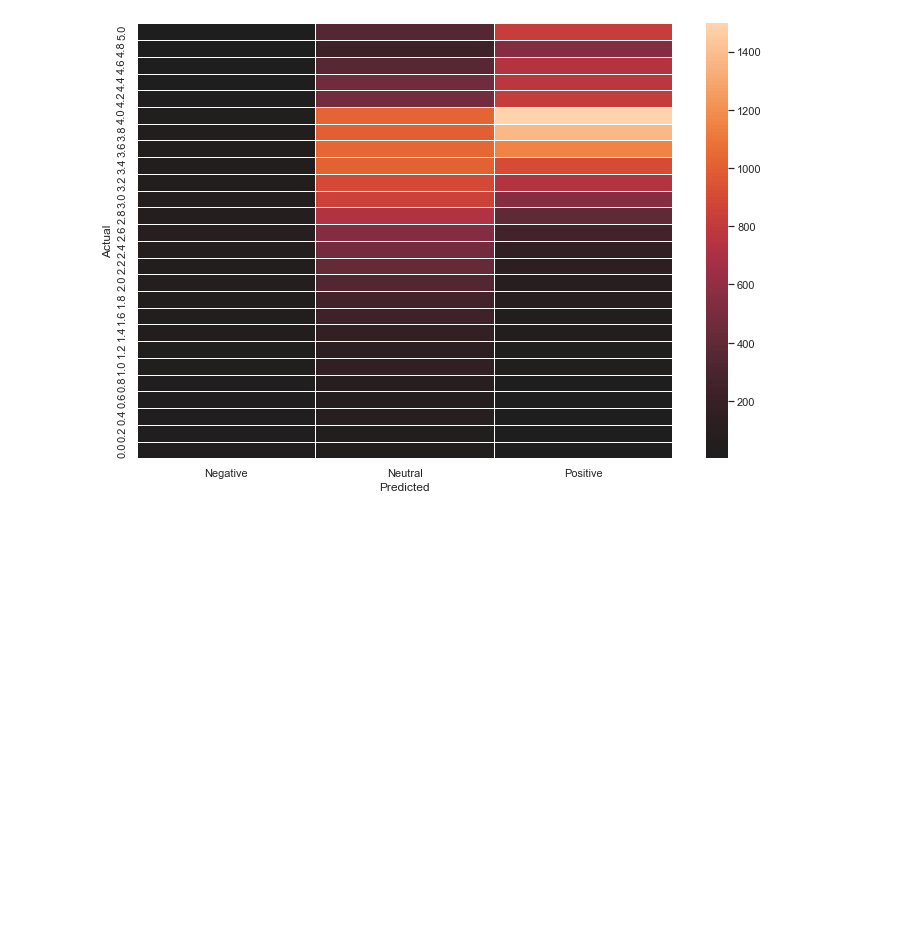
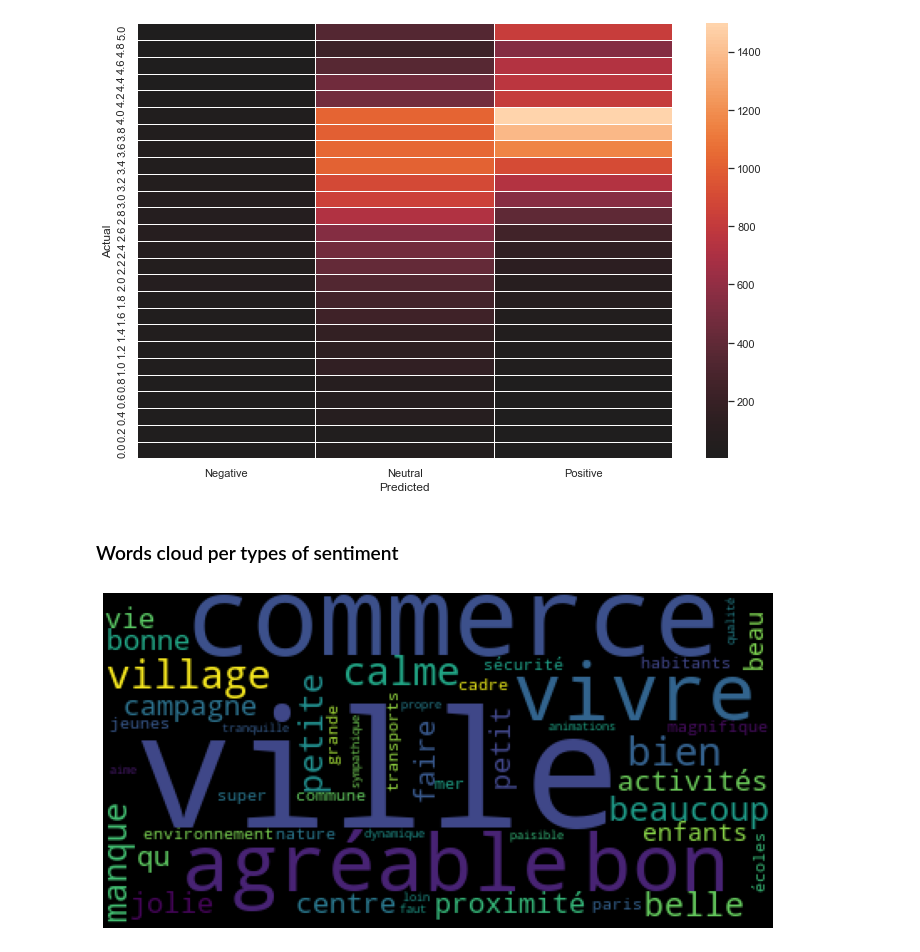
Before and after one commit to florent-haffner/ml_meilleures_communes, a Jupyter notebook: src/proto/NLP - textBlob + Spacy - Sentiment analysis.ipynb, the cells around one changed output. Drawn from its saved outputs; the diff is of its cells as text; code cells hidden in the pictures; blank space fills up the shorter version.

Commit message:
update NLP - added word cloud

```diff
--- a/src/proto/NLP - textBlob + Spacy - Sentiment analysis.ipynb
+++ b/src/proto/NLP - textBlob + Spacy - Sentiment analysis.ipynb
@@ -216,7 +250,7 @@ plt.pie(data['sentiment'].value_counts()*100/len(data),
   Text(1.090738866802826, -0.14243849355313778, 'Negative')])
 [figure]
 # %%
-data.query('sentiment == "Positive"')[['Ville', 'commentaire']].head(5)
+positive = data.query('sentiment == "Positive"'); positive[['Ville', 'commentaire']].head(5)
 # %% [output]
 |  | Ville | commentaire |
 | 0 | Ambérieu-en-Bugey | Ville très agréable, tranquille e... |
@@ -254,3 +290,5 @@ sns.heatmap(confusion_matrix.sort_index(ascending=False),
 plt.show()
 # %% [output]
 [figure]
+# %% [markdown]
+### Words cloud per types of sentiment
@@ -256,0 +298,15 @@ plt.show()
+# %%
+def generate_word(df, nbr_words):
+    df_word_frequency = df.CommentAferPreproc.str.split(expand=True).stack().value_counts().reset_index()
+    df_word_frequency.columns = ['Word', 'Frequency']
+
+    words_list = df_word_frequency[:nbr_words]['Word']
+    words_str = ' '.join(str(e) for e in list(words_list))
+    wordcloud = WordCloud(background_color = 'black', stopwords = STOP_WORDS, max_words = 50).generate(words_str)
+    plt.imshow(wordcloud)
+    plt.axis("off")
+    plt.show();
+# %%
+generate_word(positive, 50)
+# %% [output]
+[figure, added]
```
Also changed, not shown: parts of 18 cells of this notebook.
